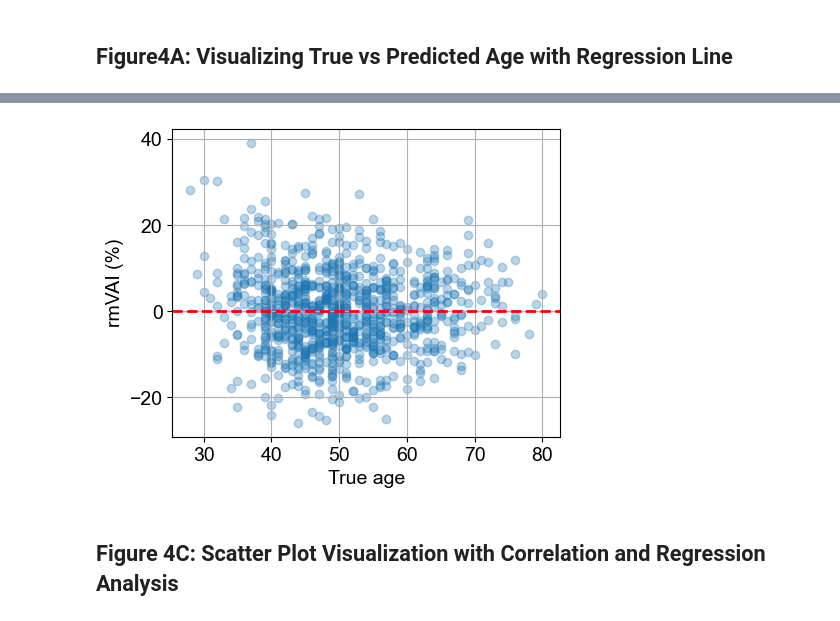
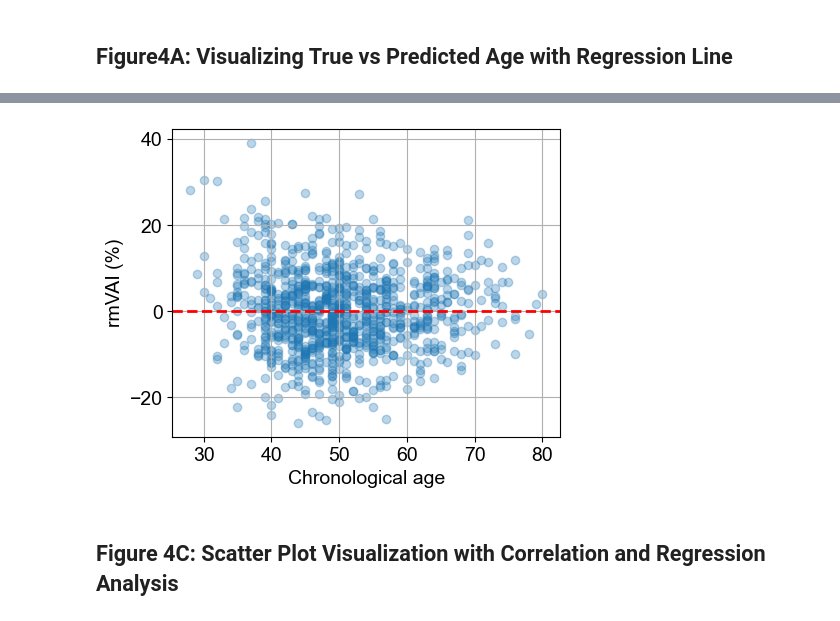
Before and after one commit to SHMAKI/LSFG_JCHO, a Jupyter notebook: 4_Figure456/src/1_calc_rmVAI.ipynb, the cells around one changed output, grey strips where cells are left out. Saved outputs shown, nothing was run; the diff lists cells and outputs as text; code cells hidden in the pictures.

```diff
--- a/4_Figure456/src/1_calc_rmVAI.ipynb
+++ b/4_Figure456/src/1_calc_rmVAI.ipynb
@@ -158,25 +158,25 @@ plt.savefig('../figure/Figure4A.pdf', bbox_inches="tight")
 # %%
 # Set the target column for residual variability
 tgt_cols = "rmVAI (%)"
 
 # Create the figure for plotting
 fig = plt.figure(figsize=(5, 4))
 # Scatter plot with transparency for data points
 plt.scatter(df['Age'], df[tgt_cols], alpha=0.3)
 # Add a horizontal red dashed line at y=0 for reference
 plt.axhline(0, color="red", linestyle="--", linewidth=2)
 # Set axis labels
-plt.xlabel("True age", fontsize=14)
+plt.xlabel("Chronological age", fontsize=14)
 plt.ylabel(tgt_cols, fontsize=14)
 # Enable gridlines for better readability
 plt.grid()
 # Adjust font size for both x and y axis ticks
 plt.tick_params(axis='both', which='major', labelsize=14)
 
 # Save the plot as a PDF with tight bounding box to avoid excess whitespace
 plt.savefig('../figure/Figure4B.pdf', bbox_inches="tight")
 # %% [output]
-[figure, old version]
+[figure, new version]
 # %% [markdown]
 ## Figure 4C: Scatter Plot Visualization with Correlation and Regression Analysis
 # %%
```
Also changed, not shown: parts of 9 cells of this notebook.
